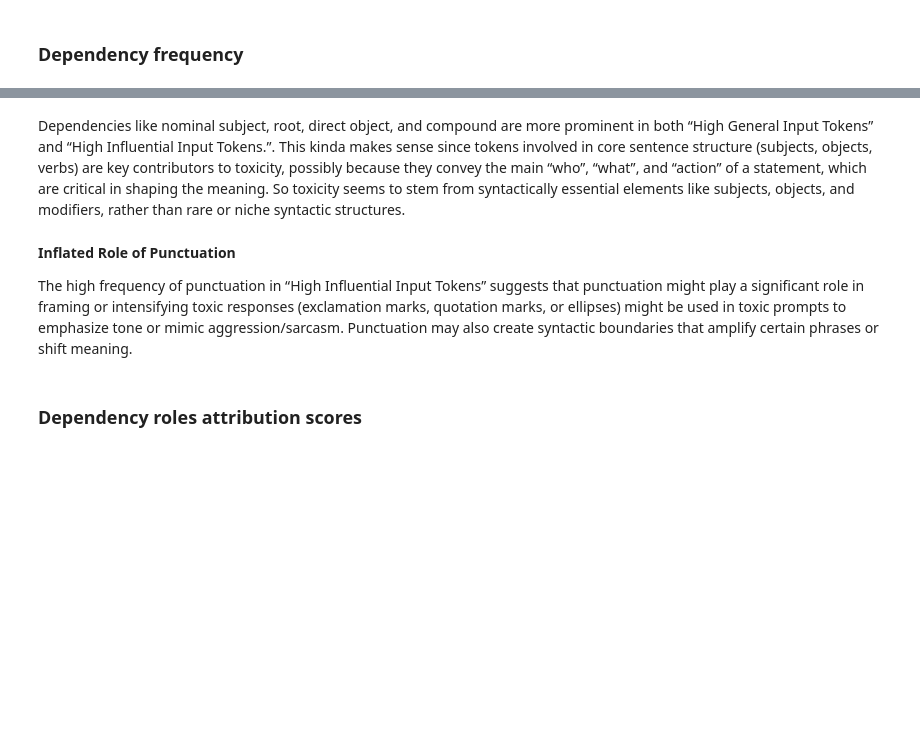
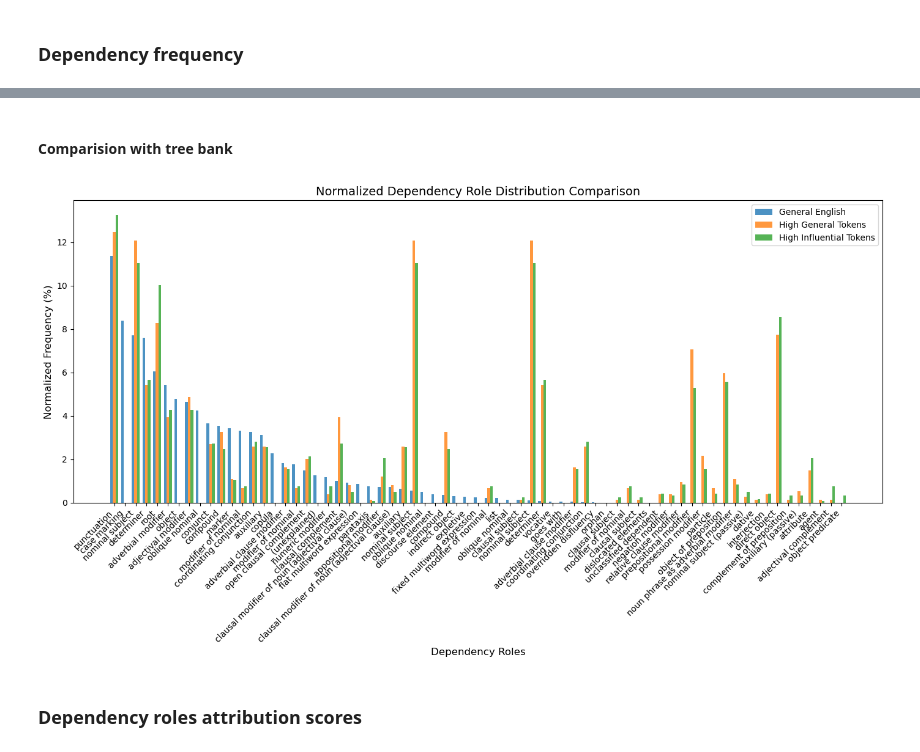
Before and after one commit to Person-Maink/NLP_toxicity, a Jupyter notebook: language analysis/syntatic_analysis.ipynb, the cells around one changed output, grey strips where cells are left out. Cells and saved outputs as stored; diff of their text form; code cells hidden in the pictures; blank space fills up the shorter version.

Commit message:
tree bank analysis

```diff
--- a/language analysis/syntatic_analysis.ipynb
+++ b/language analysis/syntatic_analysis.ipynb
@@ -886,6 +885,2 @@ plt.show()
-# %% [markdown]
-Dependencies like nominal subject, root, direct object, and compound are more prominent in both “High General Input Tokens” and “High Influential Input Tokens.”. This kinda makes sense since tokens involved in core sentence structure (subjects, objects, verbs) are key contributors to toxicity, possibly because they convey the main “who”, “what”, and “action” of a statement, which are critical in shaping the meaning. So toxicity seems to stem from syntactically essential elements like subjects, objects, and modifiers, rather than rare or niche syntactic structures.
-# %% [markdown]
-**Inflated Role of Punctuation**
-
-The high frequency of punctuation in “High Influential Input Tokens” suggests that punctuation might play a significant role in framing or intensifying toxic responses (exclamation marks, quotation marks, or ellipses) might be used in toxic prompts to emphasize tone or mimic aggression/sarcasm. Punctuation may also create syntactic boundaries that amplify certain phrases or shift meaning.
+# %% [markdown]
+#### Comparision with tree bank
@@ -892,3 +986,14 @@ The high frequency of punctuation in “High Influential Input Tokens” suggest
+# %%
+# Usage flow:
+# 1. Load your syntactic_results data
+# 2. Process data
+ud_data = load_ud_data()
+df_general, df_influential = process_data(syntactic_results)
+
+# 3. Generate plot
+plot_comparison(ud_data, df_general, df_influential)
+# %% [output]
+[figure, added]
 # %% [markdown]
 ### Dependency roles attribution scores
 # %%
```
Also changed, not shown: parts of 16 cells of this notebook, 6 other files.
